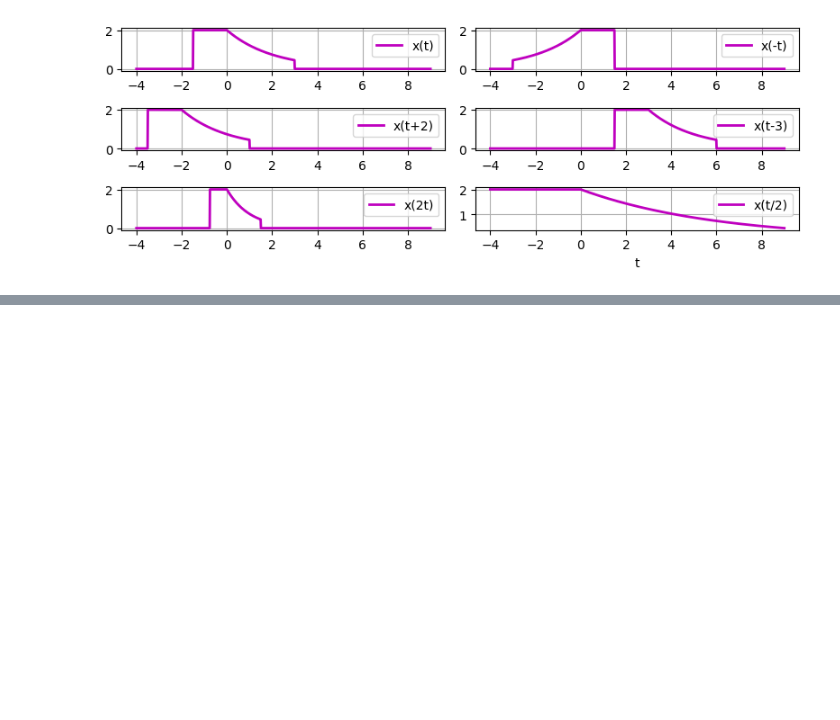
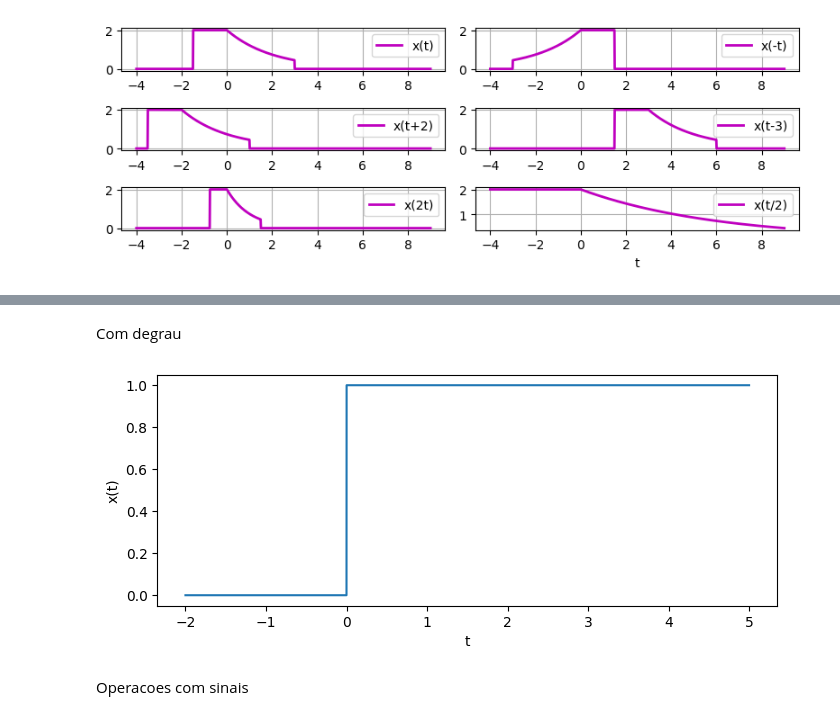
Before and after one commit to LeticiaVieirg/Sinais_Sistemas, a Jupyter notebook: 1_TrabalhoComputacional.ipynb, the cells around one changed output, grey strips where cells are left out. Saved outputs shown, nothing was run; the diff lists cells and outputs as text; code cells hidden in the pictures; blank space fills up the shorter version.

```diff
--- a/1_TrabalhoComputacional.ipynb
+++ b/1_TrabalhoComputacional.ipynb
@@ -94,0 +221,21 @@ plt.show()
+# %% [markdown]
+Com degrau
+# %%
+import numpy as np
+import matplotlib.pyplot as plt
+
+Ts=1e-4
+
+t=np.arange(-2,5,Ts)  #plota de 0 a 1 com passo
+x=1*(t>=0)
+
+plt.figure(figsize=(8,3))
+plt.plot(t,x)
+plt.xlabel('t')
+plt.ylabel('x(t)')
+
+plt.show()
+# %% [output]
+[figure, added]
+# %% [markdown]
+Operacoes com sinais
```
Also changed, not shown: parts of 25 cells of this notebook.
